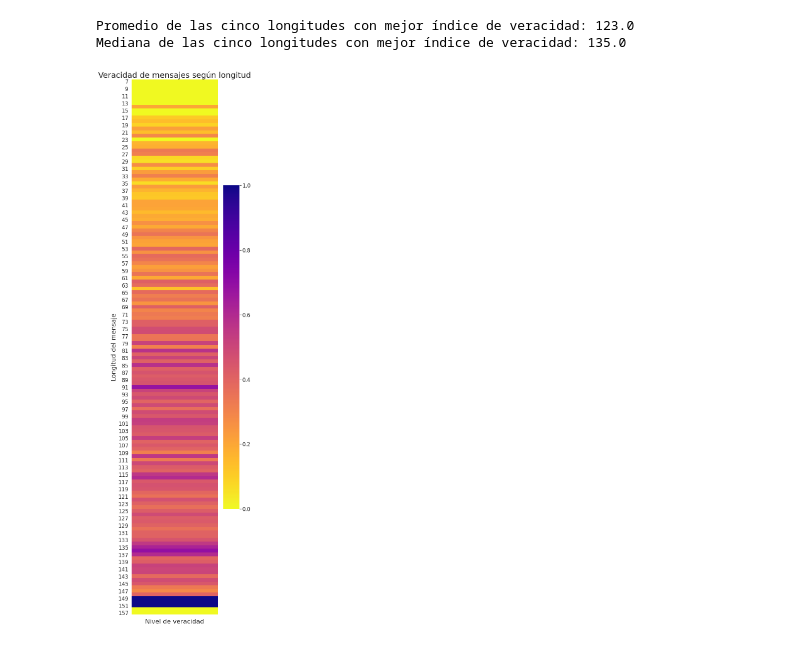
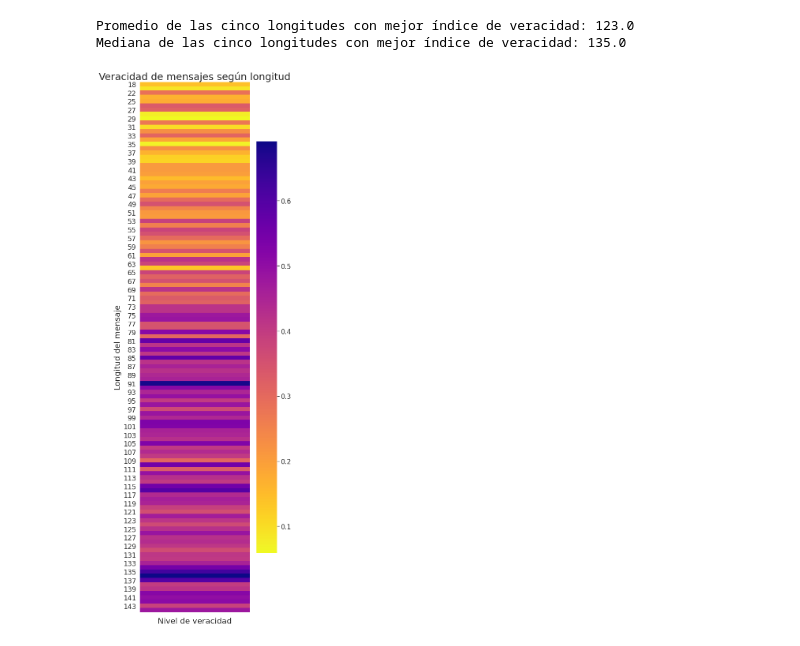
Before and after one commit to ffelfis/Orga_Datos_TPs, a Jupyter notebook: TP1/nb_Facundo.ipynb, the cells around one changed output. Cells and saved outputs as stored; diff of their text form; code cells hidden in the pictures.

```diff
--- a/TP1/nb_Facundo.ipynb
+++ b/TP1/nb_Facundo.ipynb
@@ -508,6 +511,9 @@ join['total'] = df.groupby('length')['target'].agg('count')
 join['portion_is_true'] = round(join['is_true'] / join['total'], 3)
 # Se quitan los casos extremos.
 clean = join.loc[join['portion_is_true'] < 1]
+clean = clean.loc[clean['portion_is_true'] > 0]
+# Se quitan los casos con pocas ocurrencias. Tienen que tener más de 10.
+clean = clean.loc[clean['total'] > 10]
 display(clean.nlargest(5, 'portion_is_true'))
 print('Promedio de las cinco longitudes con mejor índice de veracidad:', \
 clean.nlargest(5, 'portion_is_true').index.values.mean())
@@ -524,17 +530,16 @@ np.median(clean.nlargest(5, 'portion_is_true').index.values))
 Promedio de las cinco longitudes con mejor índice de veracidad: 123.0
 Mediana de las cinco longitudes con mejor índice de veracidad: 135.0
 # %%
-# Plot
-plt.figure(figsize = (7,25))
-sb.set(font_scale = 1.5)
-plot = sb.heatmap(join[['portion_is_true']], cmap = 'plasma_r', \
+00plt.figure(figsize = (7,20))
+sns.set(font_scale = 1.5)
+plot = sns.heatmap(clean[['portion_is_true']], cmap = 'plasma_r', \
 cbar = True, xticklabels = [''])
 plt.title('Veracidad de mensajes según longitud',fontsize = 25)
 plot.set_xlabel('Nivel de veracidad', fontsize = 20)
 plot.set_ylabel('Longitud del mensaje', fontsize = 20)
 plt.xticks(fontsize = 17, rotation = 0, ha = 'center', va = 'top')
 plt.yticks(fontsize = 17, rotation = 0)
 plt.tight_layout() # Para que no recorte los títulos.
 plt.show()
 # %% [output]
-[figure, old version]
+[figure, new version]
```
Also changed, not shown: parts of 9 cells of this notebook, 1 other file.
